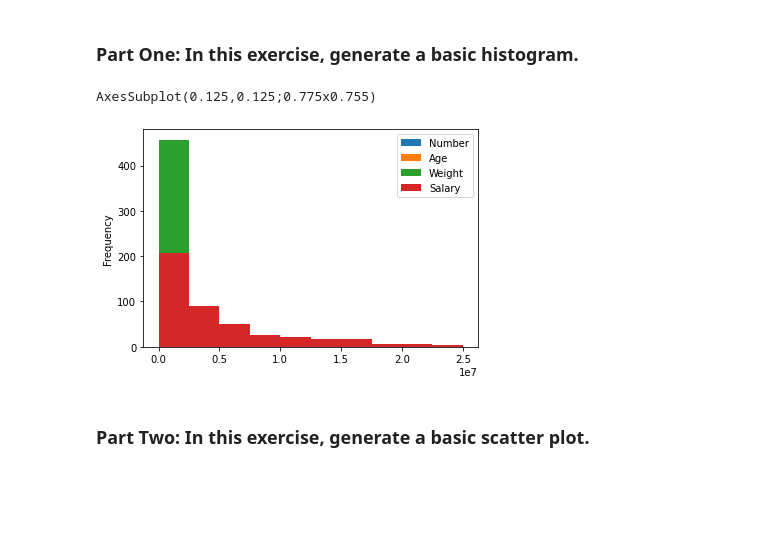
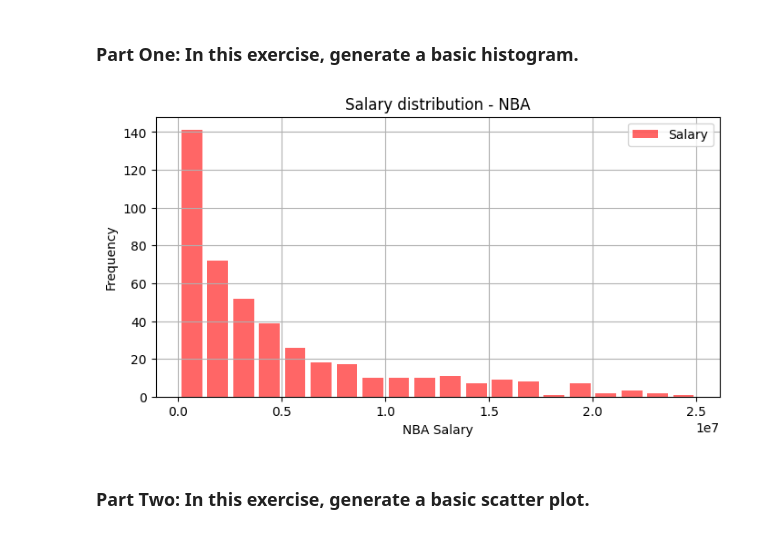
Before and after one commit to fnimer/UC-Berkeley, a Jupyter notebook: try_it_1_1.ipynb, the cells around one changed output. Cells and saved outputs as stored; diff of their text form; code cells hidden in the pictures; blank space fills up the shorter version.

Commit message:
Module 1 exercise on PLOT

```diff
--- a/try_it_1_1.ipynb
+++ b/try_it_1_1.ipynb
@@ -46,14 +46,14 @@ memory usage: 32.3+ KB
 # %%
 #Please generate a basic histogram and save the histogram as a png file
 # Hint: use pandas histogram function.
 
+#data.head(10)
+#ax = data.plot.hist(column='Age', 'Height', 'Weight', 'Salary')
 
-
-# ax = s.plot.hist()
-# ax.figure.savefig('demo-file.pdf')
+ax = data.plot.hist(column='Salary', bins=20, grid=True, figsize=(8,4), color='red', alpha=0.6, rwidth=0.8, title='Salary distribution - NBA', xlabel='NBA Salary', ylabel='Frequency', cumulative=False, density=False, orientation='vertical', logx=False, logy=False)
+ax.figure.savefig('demo-file.pdf')
 # %% [output]
-AxesSubplot(0.125,0.125;0.775x0.755)
-[figure, old version]
+[figure, new version]
 # %% [markdown]
 ###  Part Two: In this exercise, generate a basic scatter plot.
 # %%
```
Also changed, not shown: parts of 4 cells of this notebook.
